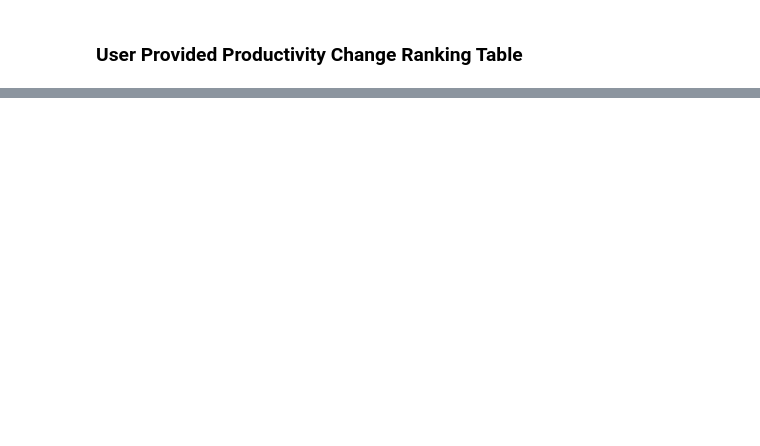
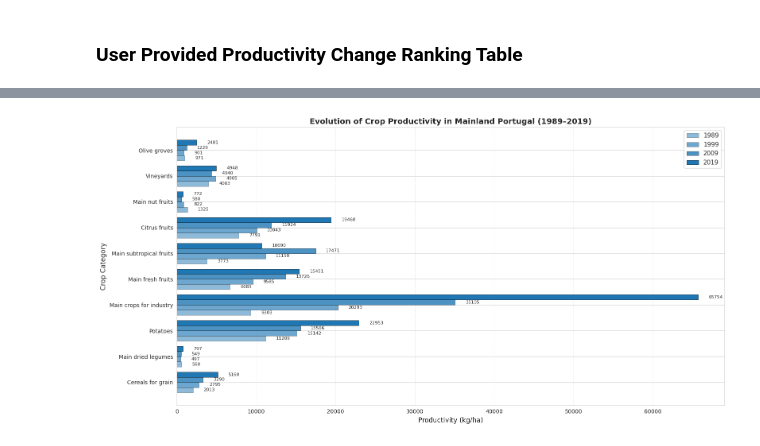
Before and after one commit to oxedanda/avcad_final_project, a Jupyter notebook: notebooks/05_grassland_productivity.ipynb, the cells around one changed output, grey strips where cells are left out. Cells and saved outputs as stored; diff of their text form; code cells hidden in the pictures; blank space fills up the shorter version.

```diff
--- a/notebooks/05_grassland_productivity.ipynb
+++ b/notebooks/05_grassland_productivity.ipynb
@@ -242,0 +326,100 @@ Table image saved as: table_3.7_grasslands_evolution.png
+# %%
+# --- Crop Productivity Evolution (1989-2019) ---
+import seaborn as sns
+import matplotlib.pyplot as plt
+import numpy as np
+
+# Set style
+sns.set_style('whitegrid')
+
+# Define all crop columns with valid data (excluding N/A categories)
+crops = [
+    'Cereals for grain',
+    'Main dried legumes',
+    'Potatoes',
+    'Main crops for industry',
+    'Main fresh fruits',
+    'Main subtropical fruits',
+    'Citrus fruits',
+    'Main nut fruits',
+    'Vineyards',
+    'Olive groves'
+]
+
+# Years to display
+years = [1989, 1999, 2009, 2019]
+
+# Prepare data
+crop_labels = []
+values_by_year = {year: [] for year in years}
+
+for crop in crops:
+    crop_labels.append(crop)
+    for year in years:
+        val = productivity[productivity['year'] == year][crop].values[0]
+        values_by_year[year].append(val if pd.notna(val) else 0)
+
+# Create the figure and axis
+fig, ax = plt.subplots(figsize=(16, 8))
+
+# Set the bar positions (horizontal)
+y = np.arange(len(crop_labels))
+height = 0.2
+multiplier = 0
+
+# Colors for each year (same color, different opacity)
+colors = ['#1f77b4', '#1f77b4', '#1f77b4', '#1f77b4']
+alphas = [0.5, 0.65, 0.8, 1.0]
+
+# Create horizontal bars for each year
+for i, year in enumerate(years):
+    offset = height * multiplier
+    bars = ax.barh(y + offset, values_by_year[year], height,
+                   label=f'{year}', color=colors[i],
+                   edgecolor='black', linewidth=0.5, alpha=alphas[i])
+    multiplier += 1
+
+# Add value labels on the bars
+for i in range(len(crop_labels)):
+    for j, year in enumerate(years):
+        val = values_by_year[year][i]
+        if val > 0:
+            ax.text(val + max(max(values_by_year[2019]) * 0.02, 100),
+                    i + height * j,
+                    f'{val:.0f}', ha='left', va='center', fontsize=8)
+
+# Customize the plot
+ax.set_title(
+    'Evolution of Crop Productivity in Mainland Portugal (1989–2019)',
+    fontsize=14,
+    fontweight='bold'
+)
+ax.set_xlabel('Productivity (kg/ha)', fontsize=12)
+ax.set_ylabel('Crop Category', fontsize=12)
+
+# Set y-ticks and labels
+ax.set_yticks(y + height * 1.5)
+ax.set_yticklabels(crop_labels, fontsize=10)
+
+# Add legend
+ax.legend(fontsize=11)
+
+# Format x-axis
+ax.ticklabel_format(style='plain', axis='x')
+ax.set_xlim(left=0)
+
+# Add grid
+ax.grid(True, linestyle='--', alpha=0.3, axis='x')
+
+# Adjust layout
+plt.tight_layout()
+
+# Display the plot
+plt.show()
+
+# Save the figure
+plt.savefig('crop_productivity_evolution.png', dpi=300, bbox_inches='tight')
+
+print("Figure saved as: crop_productivity_evolution.png")
+# %% [output]
+[figure, added]
```
Also changed, not shown: parts of 18 cells of this notebook.
